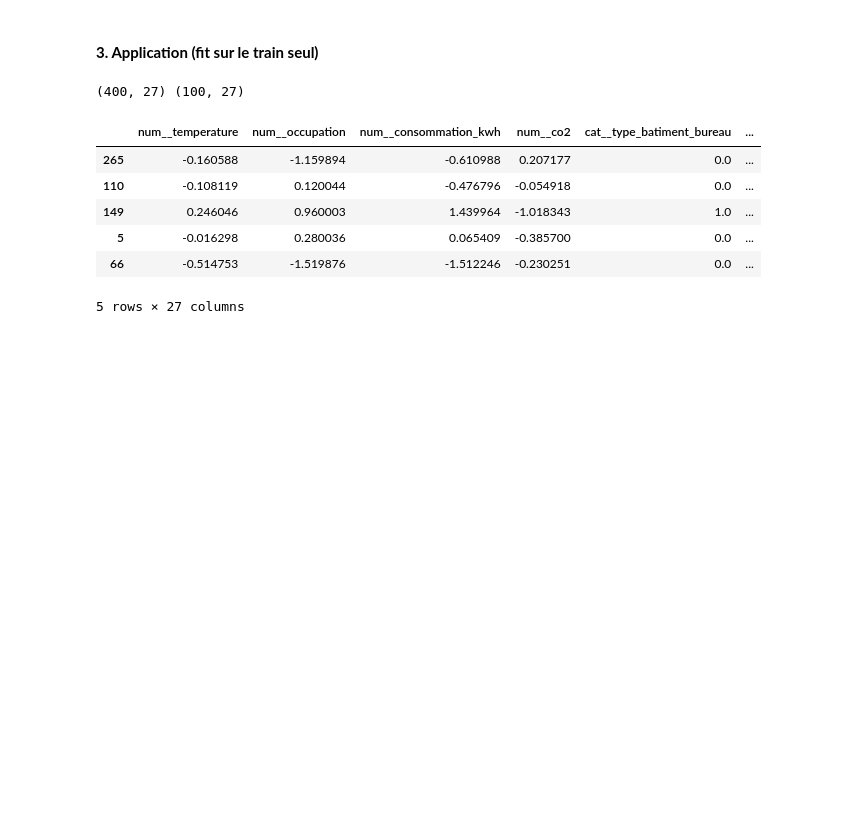
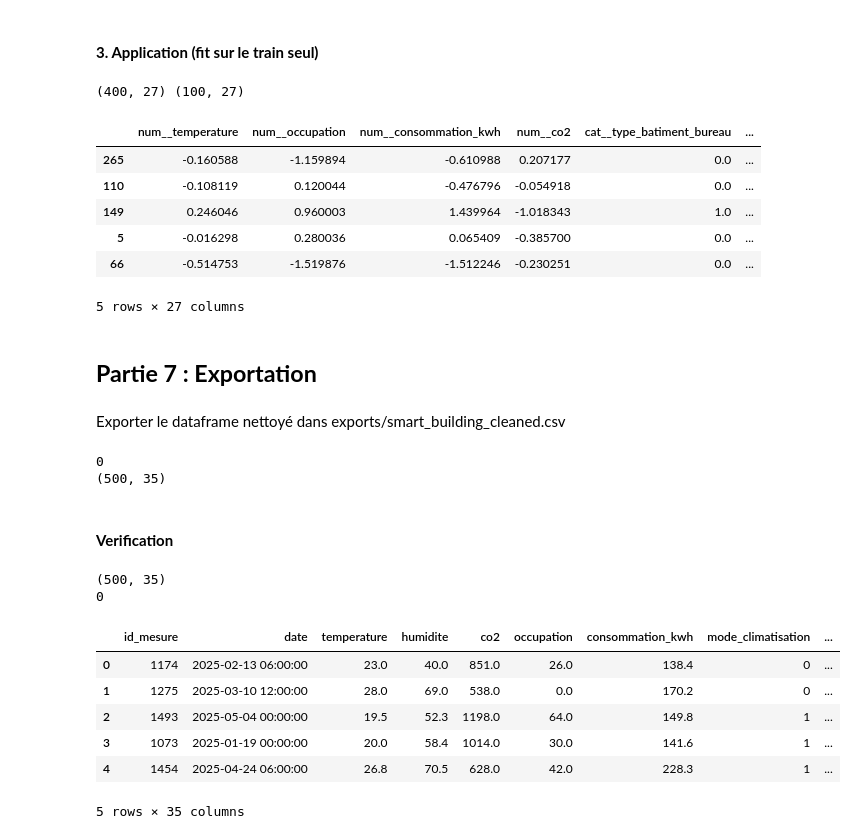
Before and after one commit to Alassanee/atelier_prepa_donnees_tab, a Jupyter notebook: notebooks/atelier_prepa_donnees_tab.ipynb, the cells around one changed output. Drawn from its saved outputs; the diff is of its cells as text; code cells hidden in the pictures; blank space fills up the shorter version.

Commit message:
Exportation du dataset netoyer

```diff
--- a/notebooks/atelier_prepa_donnees_tab.ipynb
+++ b/notebooks/atelier_prepa_donnees_tab.ipynb
@@ -913,3 +913,47 @@ X_train_prep.head()
 | 5 | -0.016298 | 0.280036 | 0.065409 | -0.385700 | 0.0 | ... |
 | 66 | -0.514753 | -1.519876 | -1.512246 | -0.230251 | 0.0 | ... |
 5 rows × 27 columns
+# %% [markdown]
+## **Partie 7 : Exportation**
+# %% [markdown]
+Exporter le dataframe nettoyé dans exports/smart_building_cleaned.csv
+# %%
+df_final = df.copy()
+
+# Cible : texte -> 0/1 (valeurs en minuscules dans votre notebook)
+df_final['alerte'] = df_final['alerte'].map({'non': 0, 'oui': 1})
+
+# Ordinales : la colonne d'origine prend la valeur encodée
+df_final['mode_climatisation'] = df_final.pop('mode_climatisation_enc').astype(int)
+df_final['etat_systeme'] = df_final.pop('etat_systeme_enc').astype(int)
+
+# Nominales : les colonnes texte sont remplacées par leurs colonnes One-Hot
+df_final = df_final.drop(columns=['batiment', 'type_batiment', 'zone', 'jour_semaine'])
+
+# Contrôles
+print(df_final.isna().sum().sum())                                                # doit valoir 0
+print(df_final.shape)
+
+df_final.to_csv('../exports/smart_building_cleaned.csv', index=False)
+# %% [output]
+0
+(500, 35)
+# %% [markdown]
+#### **Verification**
+# %%
+df_check = pd.read_csv('../exports/smart_building_cleaned.csv')
+print(df_check.shape)
+print(df_check.isna().sum().sum())   # doit valoir 0
+# %% [output]
+(500, 35)
+0
+# %%
+df_check.head()
+# %% [output]
+|  | id_mesure | date | temperature | humidite | co2 | occupation | consommation_kwh | mode_climatisation | ... |
+| 0 | 1174 | 2025-02-13 06:00:00 | 23.0 | 40.0 | 851.0 | 26.0 | 138.4 | 0 | ... |
+| 1 | 1275 | 2025-03-10 12:00:00 | 28.0 | 69.0 | 538.0 | 0.0 | 170.2 | 0 | ... |
+| 2 | 1493 | 2025-05-04 00:00:00 | 19.5 | 52.3 | 1198.0 | 64.0 | 149.8 | 1 | ... |
+| 3 | 1073 | 2025-01-19 00:00:00 | 20.0 | 58.4 | 1014.0 | 30.0 | 141.6 | 1 | ... |
+| 4 | 1454 | 2025-04-24 06:00:00 | 26.8 | 70.5 | 628.0 | 42.0 | 228.3 | 1 | ... |
+5 rows × 35 columns
```
Also changed, not shown: 1 other file.
